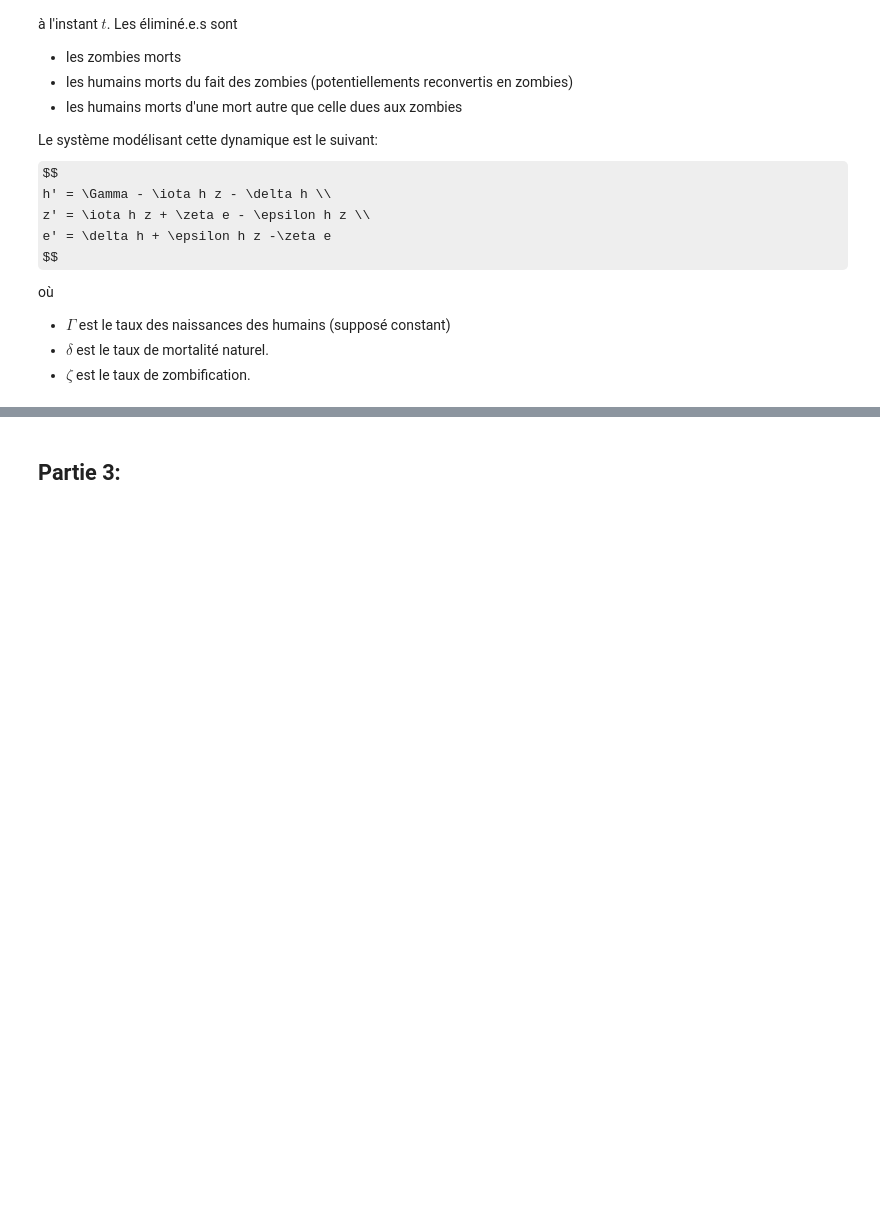
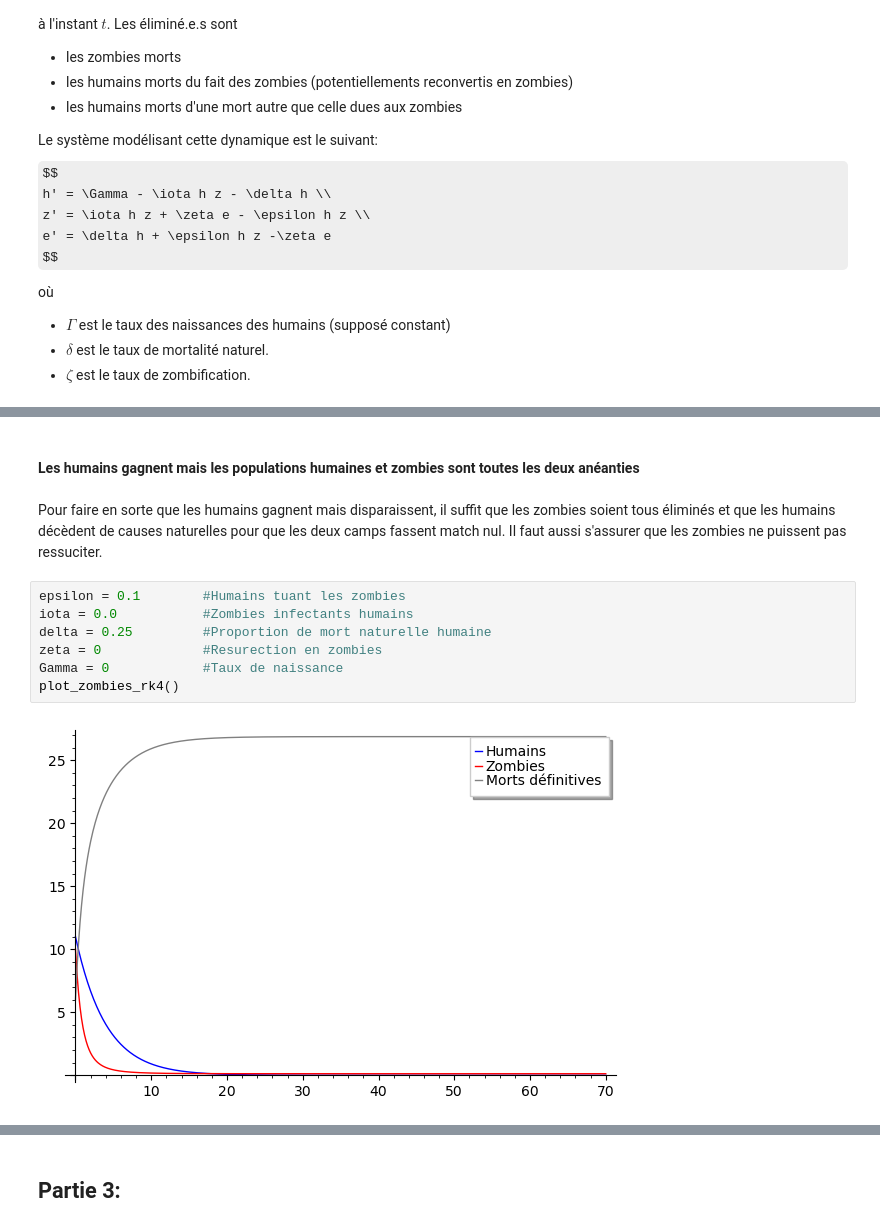
Before and after one commit to pablodimuzio/Math603-TP-2, a Jupyter notebook: di-muzio_wood_tp2.ipynb, the cells around one changed output, grey strips where cells are left out. Drawn from its saved outputs; the diff is of its cells as text; some formulas as TeX source; blank space fills up the shorter version.

```diff
--- a/di-muzio_wood_tp2.ipynb
+++ b/di-muzio_wood_tp2.ipynb
@@ -317,0 +320,13 @@ f_0*0
+# %% [markdown]
+#### Les humains gagnent mais les populations humaines et zombies sont toutes les deux anéanties
+# %% [markdown]
+Pour faire en sorte que les humains gagnent mais disparaissent, il suffit que les zombies soient tous éliminés et que les humains décèdent de causes naturelles pour que les deux camps fassent match nul. Il faut aussi s'assurer que les zombies ne puissent pas ressuciter.
+# %%
+epsilon = 0.1        #Humains tuant les zombies
+iota = 0.0           #Zombies infectants humains
+delta = 0.25         #Proportion de mort naturelle humaine
+zeta = 0             #Resurection en zombies
+Gamma = 0            #Taux de naissance
+plot_zombies_rk4()
+# %% [output]
+[figure, added]
```
Also changed, not shown: parts of 27 cells of this notebook.
